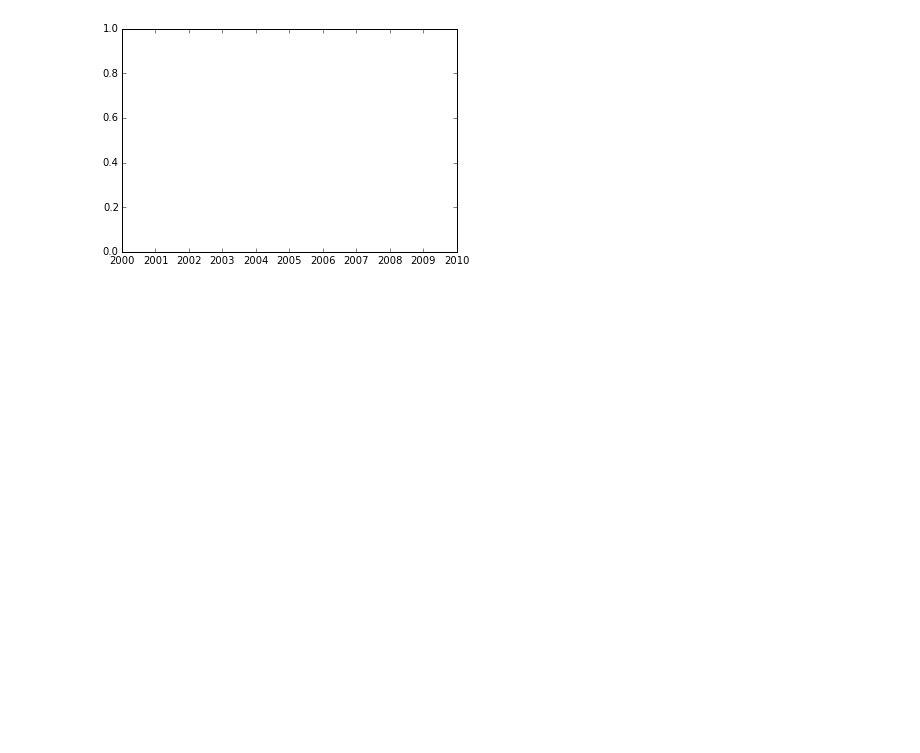
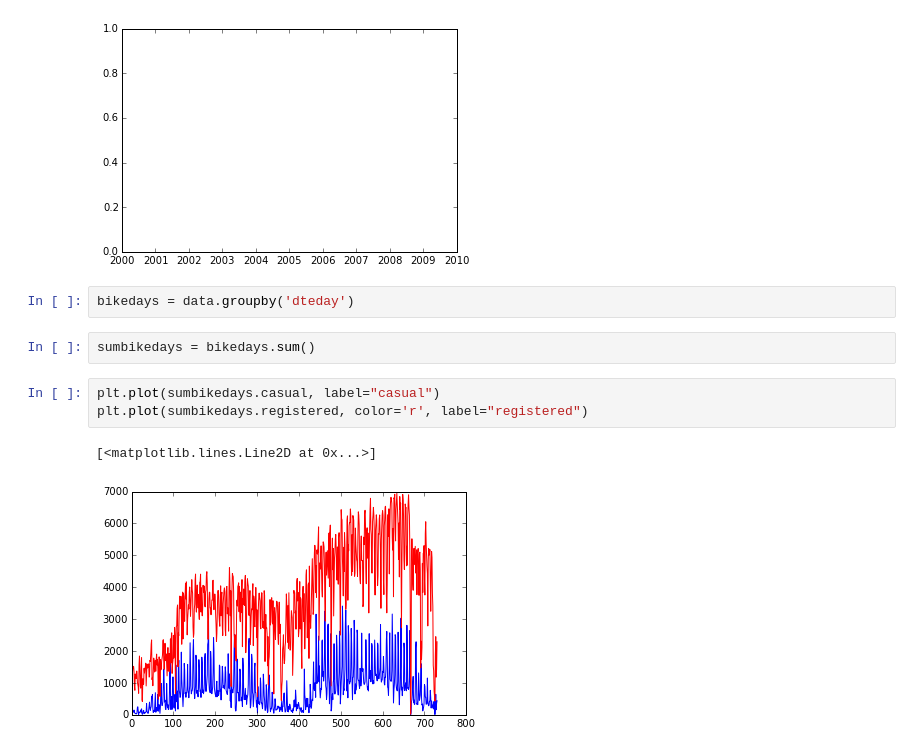
Before and after one commit to williamsnichols/DAT_20_Students, a Jupyter notebook: EVCinNYC/Assigment4/Assignment4_part2.ipynb, the cells around one changed output. Drawn from its saved outputs; the diff is of its cells as text; blank space fills up the shorter version.

Commit message:
figured out how to plot for Ass4Pt2

```diff
--- a/EVCinNYC/Assigment4/Assignment4_part2.ipynb
+++ b/EVCinNYC/Assigment4/Assignment4_part2.ipynb
@@ -114,3 +114,13 @@ plt.plot(x,data[1:].cnt,color='blue')
 # %% [output]
 ValueError: x and y must have same first dimension
 [figure]
+# %%
+bikedays = data.groupby('dteday')
+# %%
+sumbikedays = bikedays.sum()
+# %%
+plt.plot(sumbikedays.casual, label="casual")
+plt.plot(sumbikedays.registered, color='r', label="registered")
+# %% [output]
+[<matplotlib.lines.Line2D at 0x...>]
+[figure, added]
```
Also changed, not shown: parts of 1 cell of this notebook, 2 other files.
